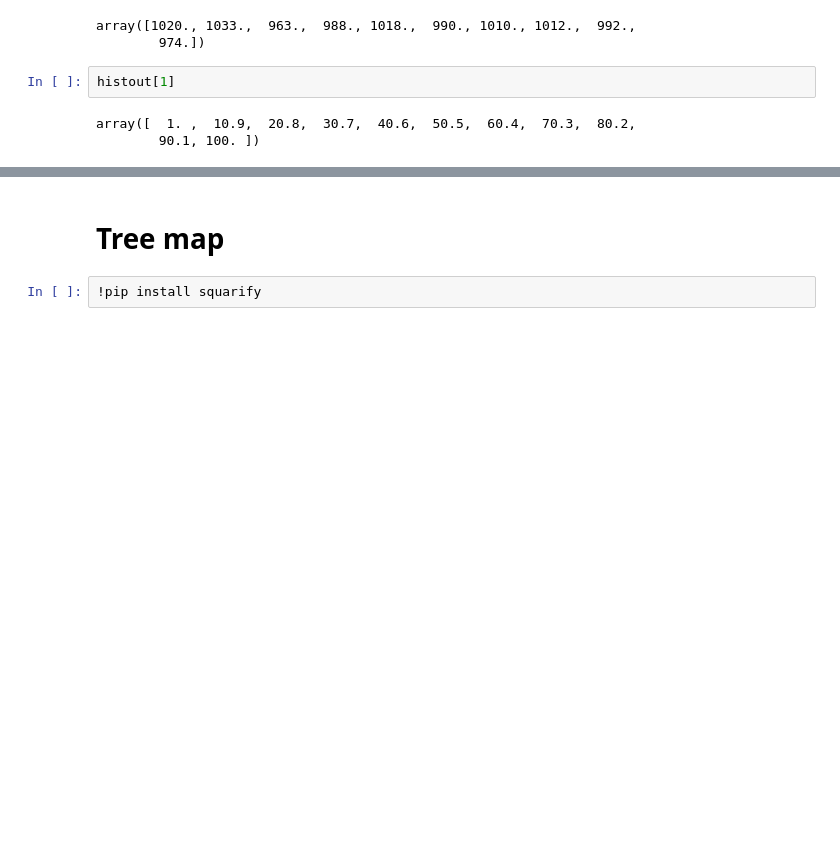
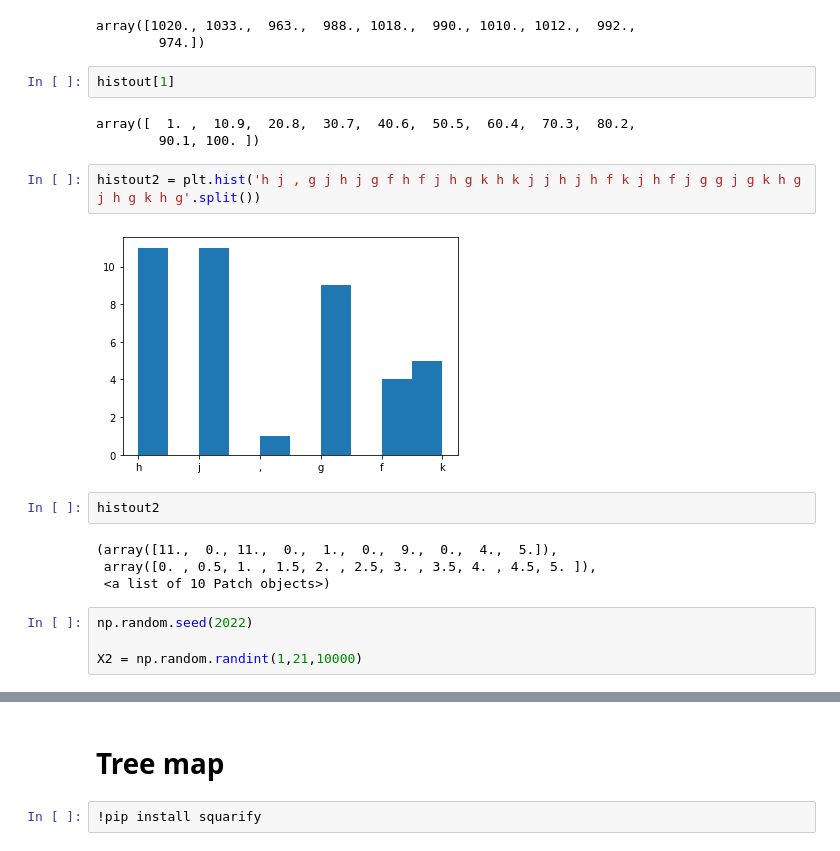
Before and after one commit to nxxk23/BasicProg_DataViz65, a Jupyter notebook: DataViz04_Data_Comparison.ipynb, the cells around one changed output, grey strips where cells are left out. Drawn from its saved outputs; the diff is of its cells as text; blank space fills up the shorter version.

```diff
--- a/DataViz04_Data_Comparison.ipynb
+++ b/DataViz04_Data_Comparison.ipynb
@@ -385,3 +396,17 @@ histout[1]
 # %% [output]
 array([  1. ,  10.9,  20.8,  30.7,  40.6,  50.5,  60.4,  70.3,  80.2,
         90.1, 100. ])
+# %%
+histout2 = plt.hist('h j , g j h j g f h f j h g k h k j j h j h f k j h f j g g j g k h g j h g k h g'.split())
+# %% [output]
+[figure, added]
+# %%
+histout2
+# %% [output]
+(array([11.,  0., 11.,  0.,  1.,  0.,  9.,  0.,  4.,  5.]),
+ array([0. , 0.5, 1. , 1.5, 2. , 2.5, 3. , 3.5, 4. , 4.5, 5. ]),
+ <a list of 10 Patch objects>)
+# %%
+np.random.seed(2022)
+
+X2 = np.random.randint(1,21,10000)
```
Also changed, not shown: parts of 18 cells of this notebook.
